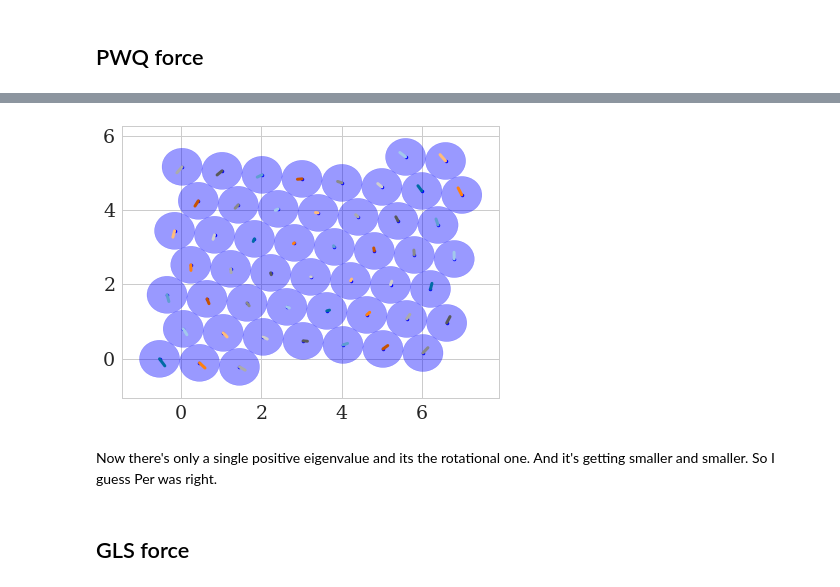
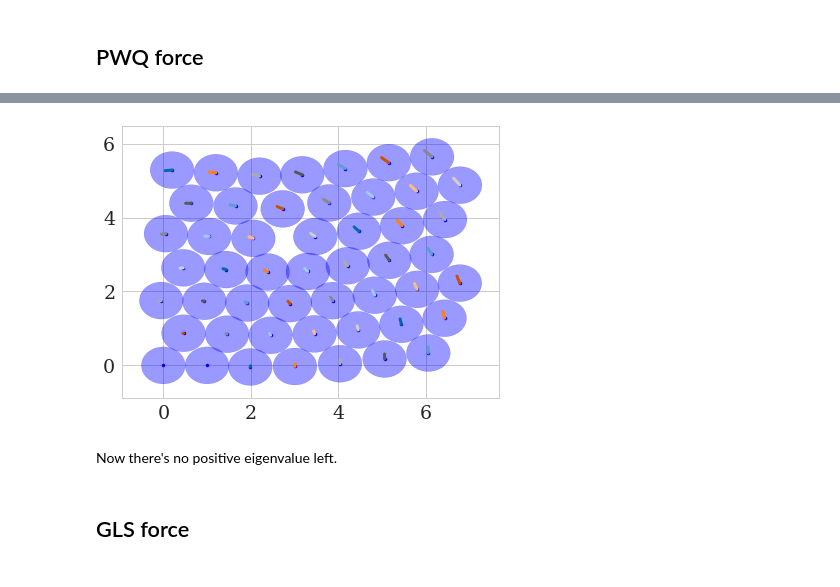
Before and after one commit to somathias/cbmos, a Jupyter notebook: exp-draft_global_adaptivity_locally_compressed_monolayer_fixed_cells.ipynb, the cells around one changed output, grey strips where cells are left out. Drawn from its saved outputs; the diff is of its cells as text; code cells hidden in the pictures.

Commit message:
Study eigenvalues for locally compressed monolayer when 2 cells are fixed

```diff
--- a/exp-draft_global_adaptivity_locally_compressed_monolayer_fixed_cells.ipynb
+++ b/exp-draft_global_adaptivity_locally_compressed_monolayer_fixed_cells.ipynb
@@ -135,17 +135,18 @@ def plot_population(cell_list, color='blue'):
 # %%
 # plot function
 # eigenvector must contain eigenvector corresponding to a single eigenvalue
-def plot_eigenvector_on_population(cell_list, eigenvector, color='blue'):
+def plot_eigenvector_on_population(cell_list, eigenvector, n0, color='blue'):
     fig=plt.figure()
     ax=fig.add_subplot(1,1,1)
     #colors = 10*plt.rcParams['axes.prop_cycle'].by_key()['color']
     n_cells = len(cell_list)
-    eigenvector = eigenvector.reshape((n_cells, -1))
+    eigenvector = eigenvector.reshape((n_cells-n0, -1))
     for i in range(n_cells):
         #ax.add_patch(plt.Circle(cell_list[i].position ,0.5,color=colors[i], alpha=0.6))
         ax.add_patch(plt.Circle(cell_list[i].position ,0.5,color=color, alpha=0.4))
         plt.plot(cell_list[i].position[0], cell_list[i].position[1], '.', color=color)
-        plt.plot([cell_list[i].position[0], cell_list[i].position[0] + eigenvector[i, 0]], [cell_list[i].position[1],cell_list[i].position[1]+eigenvector[i,1]])
+        if i >= n0:
+            plt.plot([cell_list[i].position[0], cell_list[i].position[0] + eigenvector[i-n0, 0]], [cell_list[i].position[1],cell_list[i].position[1]+eigenvector[i-n0,1]])
     plt.show()
 # %%
 sheet = make_hexagonal_mesh(4)
@@ -354,9 +357,9 @@ try:
     os.remove('eigenvectors'+filename_ending[force]+'.txt')
 except FileNotFoundError:
     print('Nothing to delete.')
-
-ts, history = models_ef[force].simulate(sheet, t_data, params[force], {"eps": 0.001, "out": filename_ending[force], 'write_to_file': True, 'jacobian': models_ef[force].jacobian, 'force_args': params[force], 'fixed_eqs': 4}, seed=seed)
+n0=2
+ts, history = models_ef[force].simulate(sheet, t_data, params[force], {"eps": 0.001, "out": filename_ending[force], 'write_to_file': True, 'jacobian': models_ef[force].jacobian, 'force_args': params[force], 'fix_eqs': n0*dim}, seed=seed)
 
 eigenvalues_pwq = np.loadtxt('eigenvalues'+filename_ending[force]+'.txt')
 eigenvectors_pwq = np.loadtxt('eigenvectors'+filename_ending[force]+'.txt')
-eigenvectors_pwq = eigenvectors_pwq.reshape((-1,50*dim, 50*dim), order='F')
+eigenvectors_pwq = eigenvectors_pwq.reshape((-1,(50-n0)*dim, (50-n0)*dim), order='F')
@@ -454,11 +462,12 @@ try:
 except FileNotFoundError:
     print('Nothing to delete.')
 
-ts, history = models_ef[force].simulate(new_init, t_data, params[force], {"eps": 0.001, "out": filename_ending[force], 'write_to_file': True, 'jacobian': models_ef[force].jacobian, 'force_args': params[force], 'fixed_eqs': 4}, seed=seed)
+n0=2
+ts, history = models_ef[force].simulate(new_init, t_data, params[force], {"eps": 0.001, "out": filename_ending[force], 'write_to_file': True, 'jacobian': models_ef[force].jacobian, 'force_args': params[force], 'fix_eqs': n0*dim}, seed=seed)
 
 eigenvalues_pwq = np.loadtxt('eigenvalues'+filename_ending[force]+'.txt')
 eigenvectors_pwq = np.loadtxt('eigenvectors'+filename_ending[force]+'.txt')
-eigenvectors_pwq = eigenvectors_pwq.reshape((-1,50*dim, 50*dim), order='F')
+eigenvectors_pwq = eigenvectors_pwq.reshape((-1,(50-n0)*dim, (50-n0)*dim), order='F')
 # %%
 plot_population(history[-1])
 # %% [output]
@@ -501,10 +515,10 @@ array([2, 1, 1, 1, 1, 1, 1, 1, 1, 1, 1, 1, 1, 1, 1, 1, 1, 1, 1, 1, 1, 1,
 # %%
 time_index = -1
-plot_eigenvector_on_population(history[time_index], eigenvectors_pwq[time_index, :, -1]) # zero eigenvalue = translation in y
+plot_eigenvector_on_population(history[time_index], eigenvectors_pwq[time_index, :, -1], n0) # zero eigenvalue = translation in y
 # %% [output]
-[figure, old version]
+[figure, new version]
-# %% [markdown]
-Now there's only a single positive eigenvalue and its the rotational one. And it's getting smaller and smaller. So I guess Per was right.
+# %% [markdown]
+Now there's no positive eigenvalue left.
 # %% [markdown]
 ## GLS force
 # %%
```
Also changed, not shown: parts of 32 cells of this notebook.
